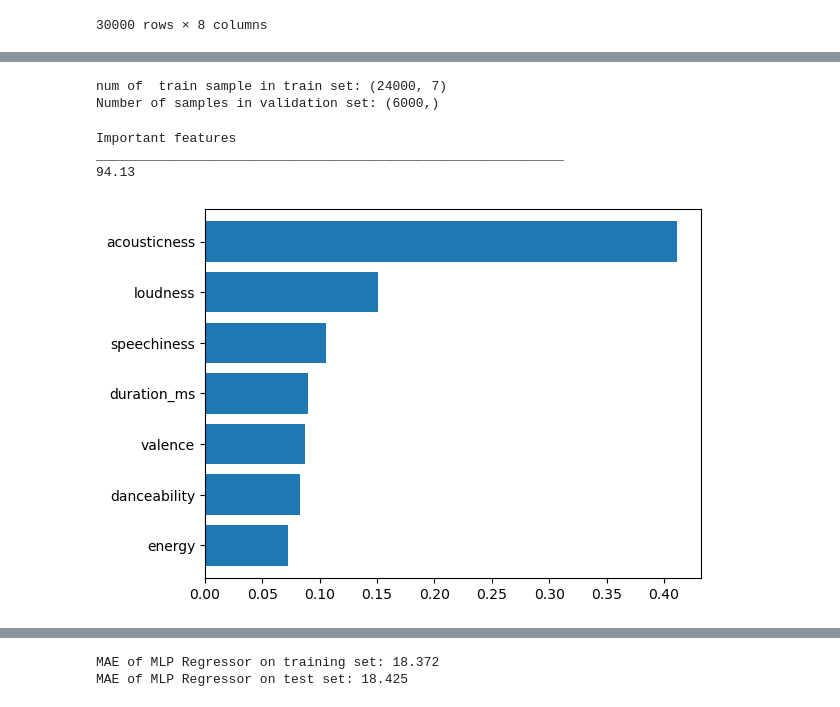
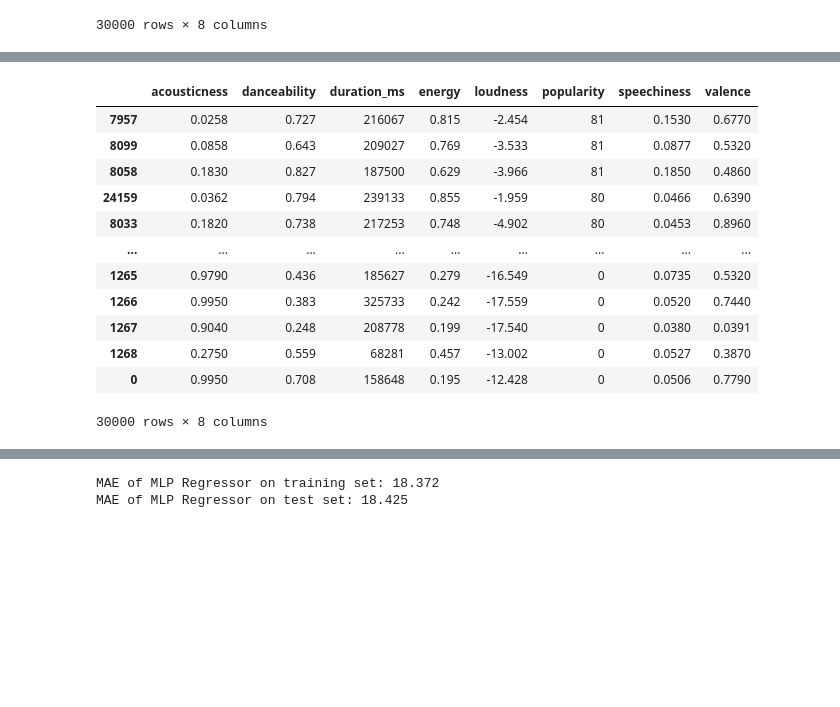
Before and after one commit to justincodestoday/DataScienceExercises, a Jupyter notebook: Project/Top Songs on Spotify from 2000 to 2019.ipynb, the cells around one changed output, grey strips where cells are left out. Drawn from its saved outputs; the diff is of its cells as text; code cells hidden in the pictures; blank space fills up the shorter version.

```diff
--- a/Project/Top Songs on Spotify from 2000 to 2019.ipynb
+++ b/Project/Top Songs on Spotify from 2000 to 2019.ipynb
@@ -597,27 +608,19 @@ y = alt_df['popularity']
-# %%
-X_train, X_test, y_train, y_test = train_test_split(X, y, test_size=0.2, random_state=42)
-
-print("num of  train sample in train set:", X_train.shape)
-print("Number of samples in validation set:", y_test.shape)
-# %% [output]
-num of  train sample in train set: (24000, 7)
-Number of samples in validation set: (6000,)
-# %%
-model = RandomForestRegressor()
-model.fit(X_train, y_train)
-y_pred = model.predict(X_test)
-model.score(X_train, y_train)
-acc_random_forest = round(model.score(X_train, y_train) * 100, 2)
-
-print("Important features")
-pd.Series(model.feature_importances_, X_train.columns).sort_values(ascending=True).plot.barh(width=0.8)
-print('__'*30)
-print(acc_random_forest)
-# %% [output]
-Important features
-____________________________________________________________
-94.13
-[figure, removed]
+# %%
+alt_df.sort_values('popularity', ascending=False)
+# %% [output]
+|  | acousticness | danceability | duration_ms | energy | loudness | popularity | speechiness | valence |
+| 7957 | 0.0258 | 0.727 | 216067 | 0.815 | -2.454 | 81 | 0.1530 | 0.6770 |
+| 8099 | 0.0858 | 0.643 | 209027 | 0.769 | -3.533 | 81 | 0.0877 | 0.5320 |
+| 8058 | 0.1830 | 0.827 | 187500 | 0.629 | -3.966 | 81 | 0.1850 | 0.4860 |
+| 24159 | 0.0362 | 0.794 | 239133 | 0.855 | -1.959 | 80 | 0.0466 | 0.6390 |
+| 8033 | 0.1820 | 0.738 | 217253 | 0.748 | -4.902 | 80 | 0.0453 | 0.8960 |
+| ... | ... | ... | ... | ... | ... | ... | ... | ... |
+| 1265 | 0.9790 | 0.436 | 185627 | 0.279 | -16.549 | 0 | 0.0735 | 0.5320 |
+| 1266 | 0.9950 | 0.383 | 325733 | 0.242 | -17.559 | 0 | 0.0520 | 0.7440 |
+| 1267 | 0.9040 | 0.248 | 208778 | 0.199 | -17.540 | 0 | 0.0380 | 0.0391 |
+| 1268 | 0.2750 | 0.559 | 68281 | 0.457 | -13.002 | 0 | 0.0527 | 0.3870 |
+| 0 | 0.9950 | 0.708 | 158648 | 0.195 | -12.428 | 0 | 0.0506 | 0.7790 |
+30000 rows × 8 columns
 # %%
 mse = mean_squared_error(y_test, y_pred)
 mae = mean_absolute_error(y_test, y_pred)
```
Also changed, not shown: parts of 24 cells of this notebook, 16 other files.
